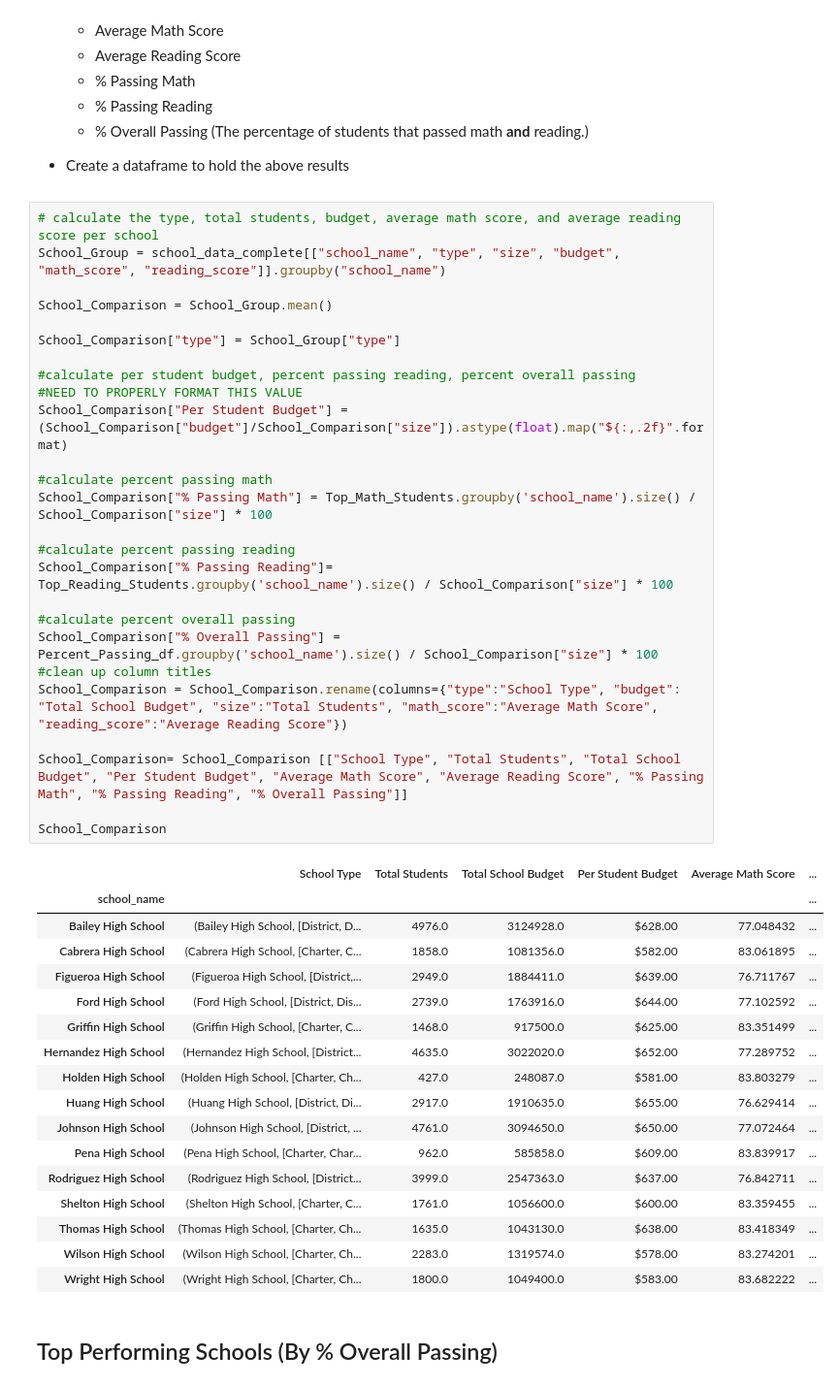
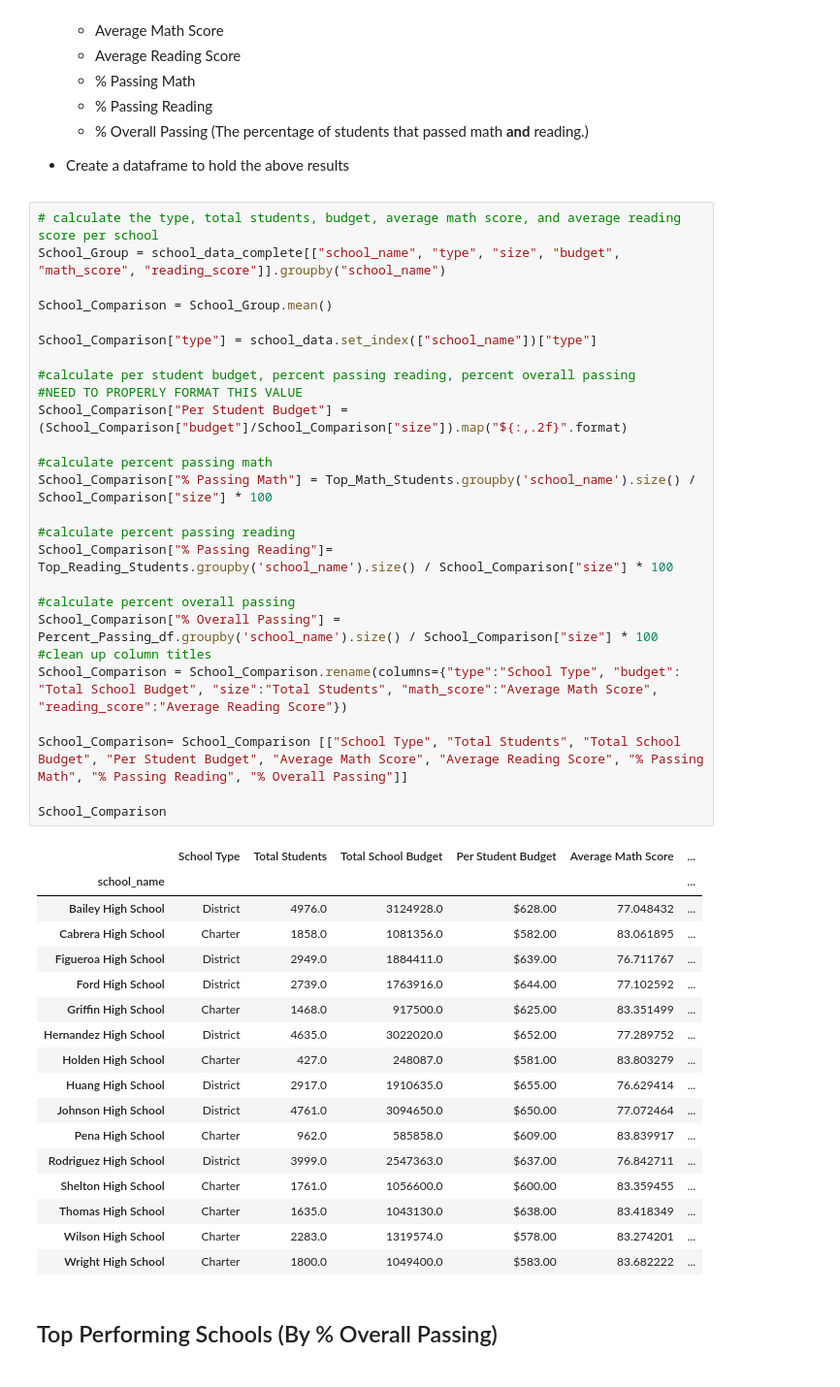
Before and after one commit to kehull/pandas-challenge, a Jupyter notebook: PyCitySchools/PyCitySchools.ipynb, the cells around one changed output. Shown: that part at 97% size. Drawn from its saved outputs; the diff is of its cells as text.

```diff
--- a/PyCitySchools/PyCitySchools.ipynb
+++ b/PyCitySchools/PyCitySchools.ipynb
@@ -95,47 +95,47 @@ info_df
 # %%
 # calculate the type, total students, budget, average math score, and average reading score per school
 School_Group = school_data_complete[["school_name", "type", "size", "budget", "math_score", "reading_score"]].groupby("school_name")
 
 School_Comparison = School_Group.mean()
 
-School_Comparison["type"] = School_Group["type"]
+School_Comparison["type"] = school_data.set_index(["school_name"])["type"]
 
 #calculate per student budget, percent passing reading, percent overall passing
 #NEED TO PROPERLY FORMAT THIS VALUE
-School_Comparison["Per Student Budget"] = (School_Comparison["budget"]/School_Comparison["size"]).astype(float).map("${:,.2f}".format)
+School_Comparison["Per Student Budget"] = (School_Comparison["budget"]/School_Comparison["size"]).map("${:,.2f}".format)
 
 #calculate percent passing math
 School_Comparison["% Passing Math"] = Top_Math_Students.groupby('school_name').size() / School_Comparison["size"] * 100
 
 #calculate percent passing reading
 School_Comparison["% Passing Reading"]= Top_Reading_Students.groupby('school_name').size() / School_Comparison["size"] * 100
 
 #calculate percent overall passing
 School_Comparison["% Overall Passing"] = Percent_Passing_df.groupby('school_name').size() / School_Comparison["size"] * 100
 #clean up column titles
 School_Comparison = School_Comparison.rename(columns={"type":"School Type", "budget": "Total School Budget", "size":"Total Students", "math_score":"Average Math Score", "reading_score":"Average Reading Score"})
 
 School_Comparison= School_Comparison [["School Type", "Total Students", "Total School Budget", "Per Student Budget", "Average Math Score", "Average Reading Score", "% Passing Math", "% Passing Reading", "% Overall Passing"]]
 
 School_Comparison
 # %% [output]
 |  | School Type | Total Students | Total School Budget | Per Student Budget | Average Math Score | ... |
 | school_name |  |  |  |  |  | ... |
-| Bailey High School | (Bailey High School, [District, D... | 4976.0 | 3124928.0 | $628.00 | 77.048432 | ... |
-| Cabrera High School | (Cabrera High School, [Charter, C... | 1858.0 | 1081356.0 | $582.00 | 83.061895 | ... |
-| Figueroa High School | (Figueroa High School, [District,... | 2949.0 | 1884411.0 | $639.00 | 76.711767 | ... |
-| Ford High School | (Ford High School, [District, Dis... | 2739.0 | 1763916.0 | $644.00 | 77.102592 | ... |
-| Griffin High School | (Griffin High School, [Charter, C... | 1468.0 | 917500.0 | $625.00 | 83.351499 | ... |
-| Hernandez High School | (Hernandez High School, [District... | 4635.0 | 3022020.0 | $652.00 | 77.289752 | ... |
-| Holden High School | (Holden High School, [Charter, Ch... | 427.0 | 248087.0 | $581.00 | 83.803279 | ... |
-| Huang High School | (Huang High School, [District, Di... | 2917.0 | 1910635.0 | $655.00 | 76.629414 | ... |
-| Johnson High School | (Johnson High School, [District, ... | 4761.0 | 3094650.0 | $650.00 | 77.072464 | ... |
-| Pena High School | (Pena High School, [Charter, Char... | 962.0 | 585858.0 | $609.00 | 83.839917 | ... |
-| Rodriguez High School | (Rodriguez High School, [District... | 3999.0 | 2547363.0 | $637.00 | 76.842711 | ... |
-| Shelton High School | (Shelton High School, [Charter, C... | 1761.0 | 1056600.0 | $600.00 | 83.359455 | ... |
-| Thomas High School | (Thomas High School, [Charter, Ch... | 1635.0 | 1043130.0 | $638.00 | 83.418349 | ... |
-| Wilson High School | (Wilson High School, [Charter, Ch... | 2283.0 | 1319574.0 | $578.00 | 83.274201 | ... |
-| Wright High School | (Wright High School, [Charter, Ch... | 1800.0 | 1049400.0 | $583.00 | 83.682222 | ... |
+| Bailey High School | District | 4976.0 | 3124928.0 | $628.00 | 77.048432 | ... |
+| Cabrera High School | Charter | 1858.0 | 1081356.0 | $582.00 | 83.061895 | ... |
+| Figueroa High School | District | 2949.0 | 1884411.0 | $639.00 | 76.711767 | ... |
+| Ford High School | District | 2739.0 | 1763916.0 | $644.00 | 77.102592 | ... |
+| Griffin High School | Charter | 1468.0 | 917500.0 | $625.00 | 83.351499 | ... |
+| Hernandez High School | District | 4635.0 | 3022020.0 | $652.00 | 77.289752 | ... |
+| Holden High School | Charter | 427.0 | 248087.0 | $581.00 | 83.803279 | ... |
+| Huang High School | District | 2917.0 | 1910635.0 | $655.00 | 76.629414 | ... |
+| Johnson High School | District | 4761.0 | 3094650.0 | $650.00 | 77.072464 | ... |
+| Pena High School | Charter | 962.0 | 585858.0 | $609.00 | 83.839917 | ... |
+| Rodriguez High School | District | 3999.0 | 2547363.0 | $637.00 | 76.842711 | ... |
+| Shelton High School | Charter | 1761.0 | 1056600.0 | $600.00 | 83.359455 | ... |
+| Thomas High School | Charter | 1635.0 | 1043130.0 | $638.00 | 83.418349 | ... |
+| Wilson High School | Charter | 2283.0 | 1319574.0 | $578.00 | 83.274201 | ... |
+| Wright High School | Charter | 1800.0 | 1049400.0 | $583.00 | 83.682222 | ... |
 # %% [markdown]
 ## Top Performing Schools (By % Overall Passing)
 # %% [markdown]
```
Also changed, not shown: parts of 7 cells of this notebook.
